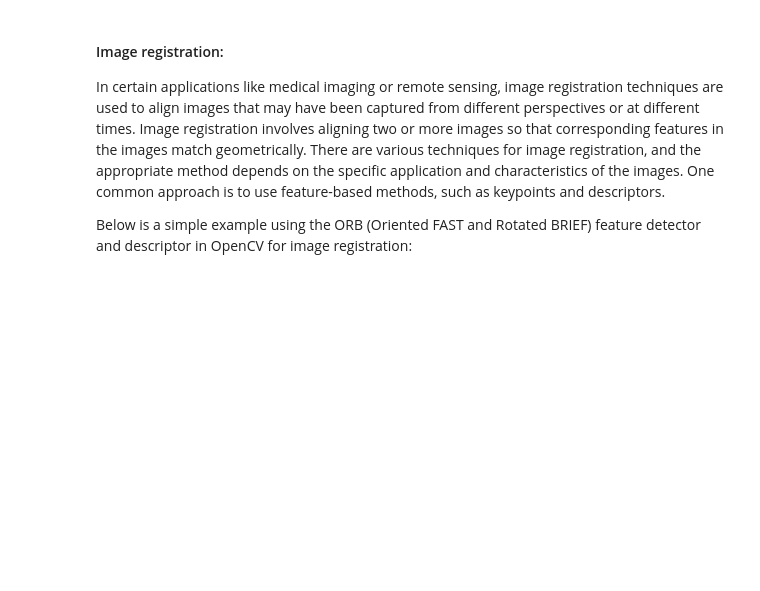
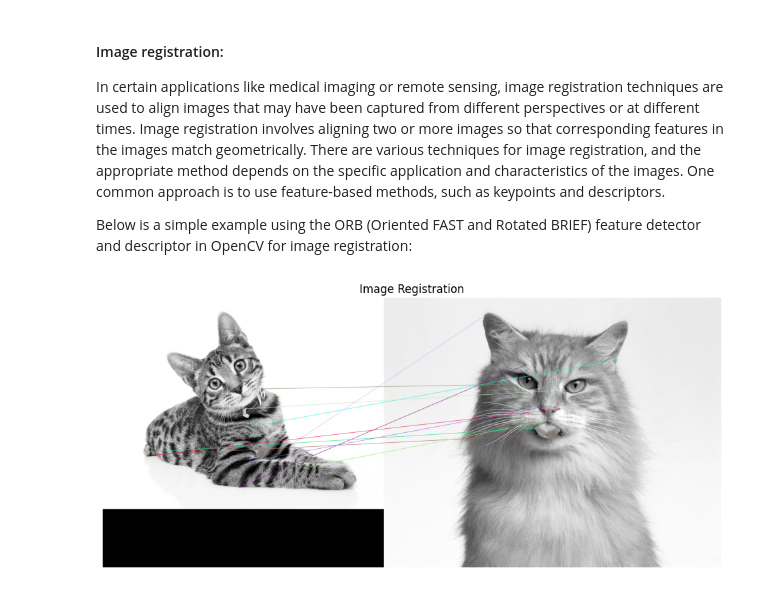
Before and after one commit to e-tsoni/adding_two_images, a Jupyter notebook: adding_two_images.ipynb, the cells around one changed output. Cells and saved outputs as stored; diff of their text form; code cells hidden in the pictures; blank space fills up the shorter version.

Commit message:
visualize the result

```diff
--- a/adding_two_images.ipynb
+++ b/adding_two_images.ipynb
@@ -302,3 +302,45 @@ In certain applications like medical imaging or remote sensing, image registrati
 Image registration involves aligning two or more images so that corresponding features in the images match geometrically. There are various techniques for image registration, and the appropriate method depends on the specific application and characteristics of the images. One common approach is to use feature-based methods, such as keypoints and descriptors.
 
 Below is a simple example using the ORB (Oriented FAST and Rotated BRIEF) feature detector and descriptor in OpenCV for image registration:
+# %%
+import cv2
+import numpy as np
+import matplotlib.pyplot as plt
+
+# Function for image registration using ORB
+def register_images(image1_path, image2_path):
+    # Read the images
+    image1 = cv2.imread(image1_path, cv2.IMREAD_GRAYSCALE)
+    image2 = cv2.imread(image2_path, cv2.IMREAD_GRAYSCALE)
+
+    # Initialize the ORB detector
+    orb = cv2.ORB_create()
+
+    # Find the keypoints and descriptors with ORB
+    keypoints1, descriptors1 = orb.detectAndCompute(image1, None)
+    keypoints2, descriptors2 = orb.detectAndCompute(image2, None)
+
+    # Use the Brute-Force matcher to find the best matches between the descriptors
+    bf = cv2.BFMatcher(cv2.NORM_HAMMING, crossCheck=True)
+    matches = bf.match(descriptors1, descriptors2)
+
+    # Sort them based on distance
+    matches = sorted(matches, key=lambda x: x.distance)
+
+    # Draw the matches on the images
+    matched_img = cv2.drawMatches(image1, keypoints1, image2, keypoints2, matches[:10], None, flags=cv2.DrawMatchesFlags_NOT_DRAW_SINGLE_POINTS)
+
+    # Display the result using Matplotlib
+    plt.figure(figsize=(12, 6))
+    plt.imshow(matched_img)
+    plt.title('Image Registration')
+    plt.axis('off')
+    plt.show()
+# %%
+"imgs/dif_size/image1.jpg"
+# Example usage
+image1_path = "imgs/dif_size/image1.jpg"
+image2_path = "imgs/dif_size/image2.jpg"
+register_images(image1_path, image2_path)
+# %% [output]
+[figure, added]
```
